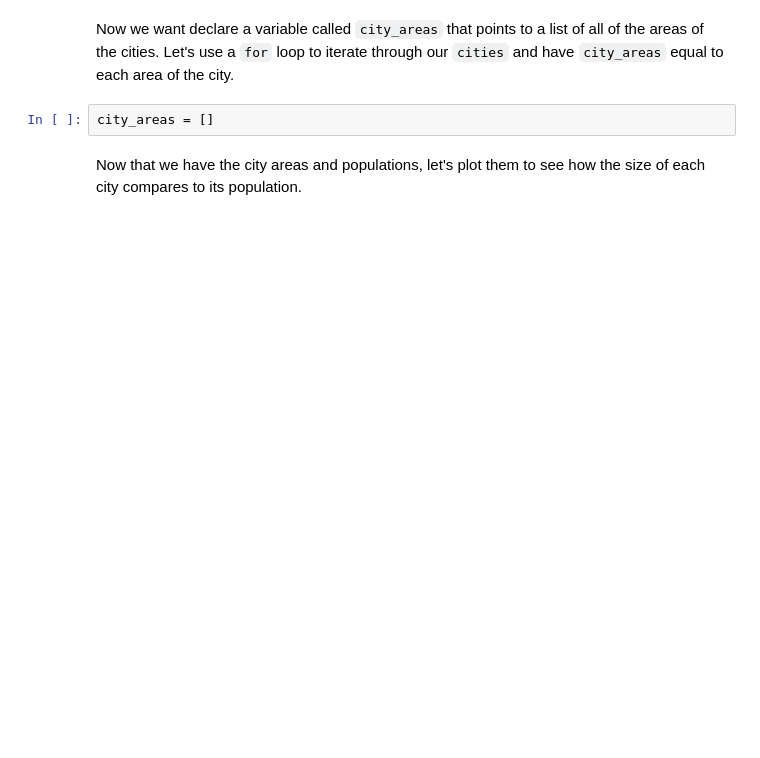
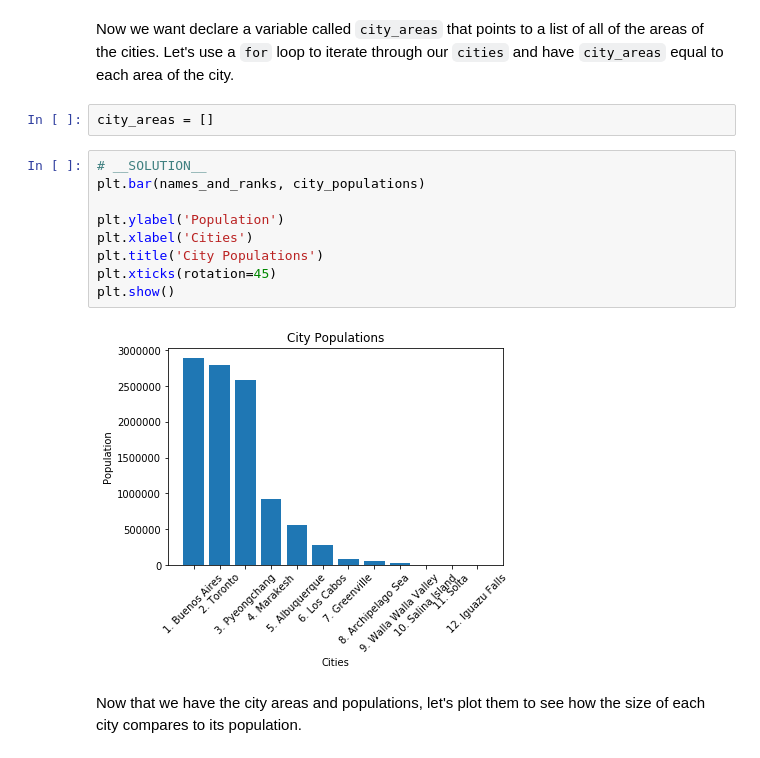
Before and after one commit to learn-co-curriculum/dsc-looping-over-collections-lab, a Jupyter notebook: index.ipynb, the cells around one changed output. Cells and saved outputs as stored; diff of their text form; blank space fills up the shorter version.

```diff
--- a/index.ipynb
+++ b/index.ipynb
@@ -108,5 +248,16 @@ plt.show()
 Now we want declare a variable called `city_areas` that points to a list of all of the areas of the cities.  Let's use a `for` loop to iterate through our `cities` and have `city_areas` equal to each area of the city.
 # %%
 city_areas = []
+# %%
+# __SOLUTION__
+plt.bar(names_and_ranks, city_populations)
+
+plt.ylabel('Population')
+plt.xlabel('Cities')
+plt.title('City Populations')
+plt.xticks(rotation=45)
+plt.show()
+# %% [output]
+[figure, added]
 # %% [markdown]
 Now that we have the city areas and populations, let's plot them to see how the size of each city compares to its population.
```
Also changed, not shown: parts of 14 cells of this notebook, 5 other files.
